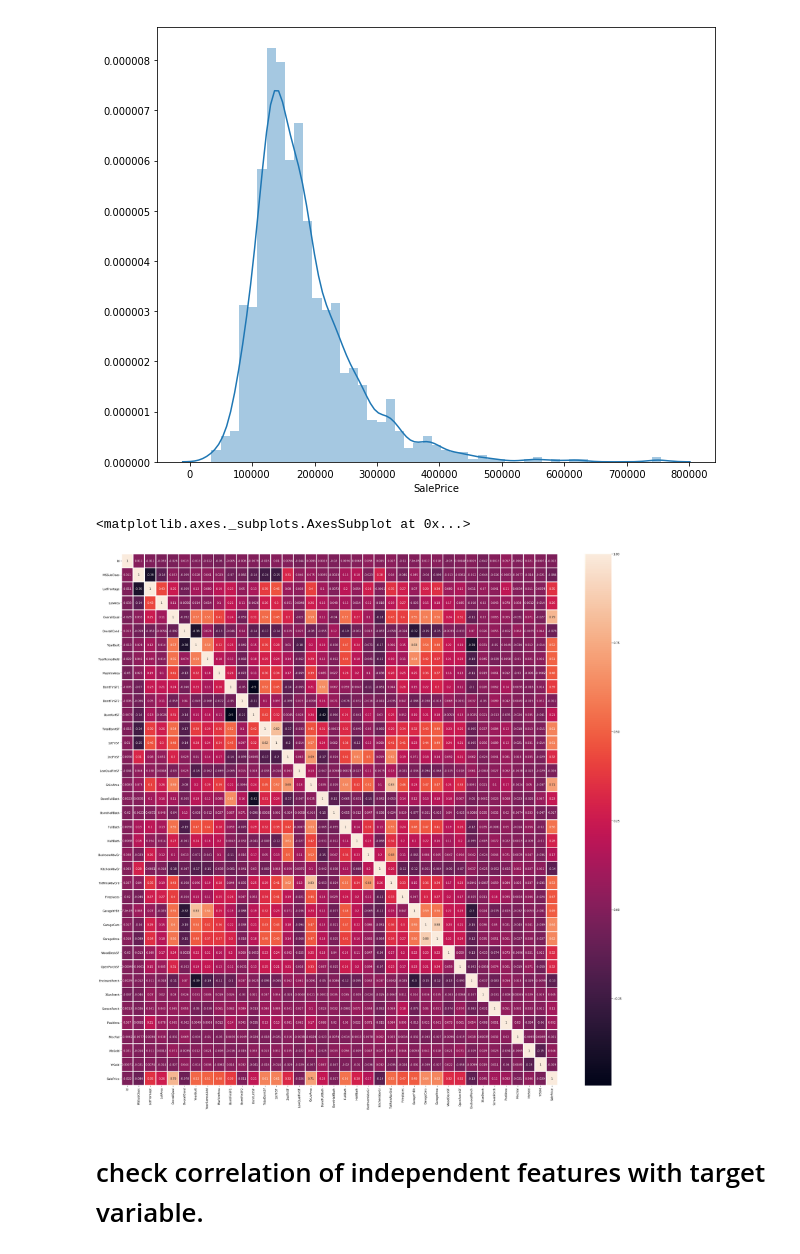
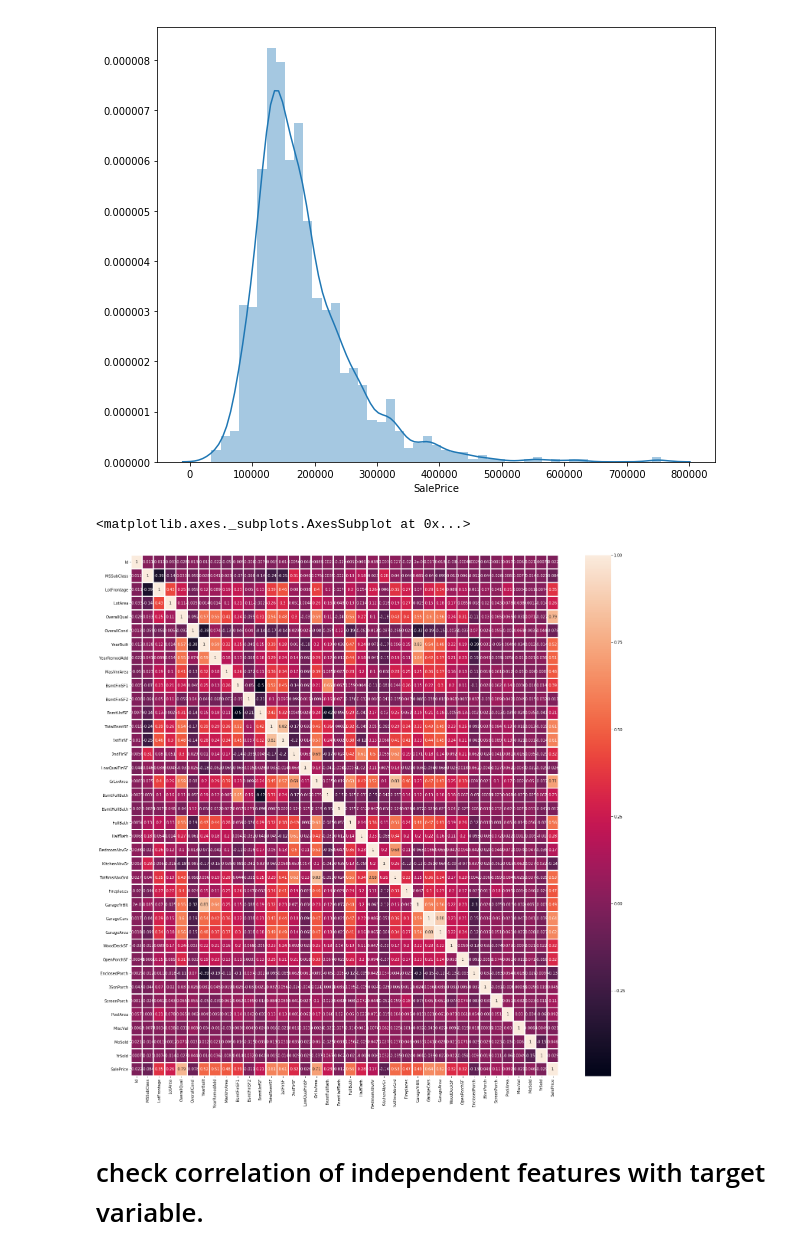
Before and after one commit to MehulVaidya634/House-_prices_regression, a Jupyter notebook: House_price_regression.ipynb, the cells around one changed output. Saved outputs shown, nothing was run; the diff lists cells and outputs as text; code cells hidden in the pictures.

```diff
--- a/House_price_regression.ipynb
+++ b/House_price_regression.ipynb
@@ -307,11 +309,11 @@ bar = sns.distplot(df1["SalePrice"])
 # %% [output]
 [figure]
 # %%
-plt.figure(figsize=(35,35))
+plt.figure(figsize=(25,25))
 sns.heatmap(df1.corr(),annot=True,linewidth=2)
 # %% [output]
 <matplotlib.axes._subplots.AxesSubplot at 0x...>
-[figure, old version]
+[figure, new version]
 # %% [markdown]
 # check correlation of independent features with target variable.
 # %%
```
Also changed, not shown: parts of 19 cells of this notebook.
